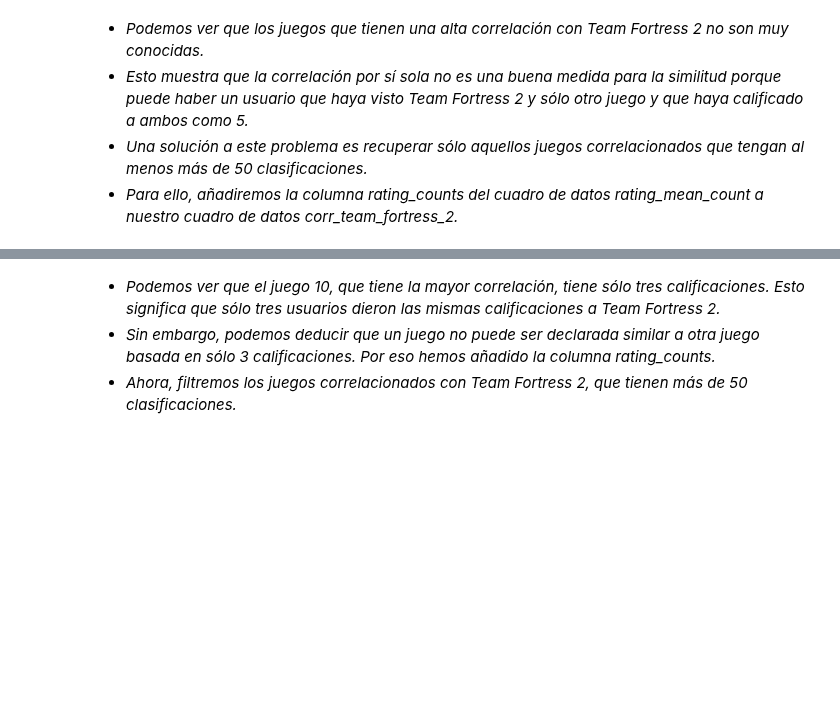
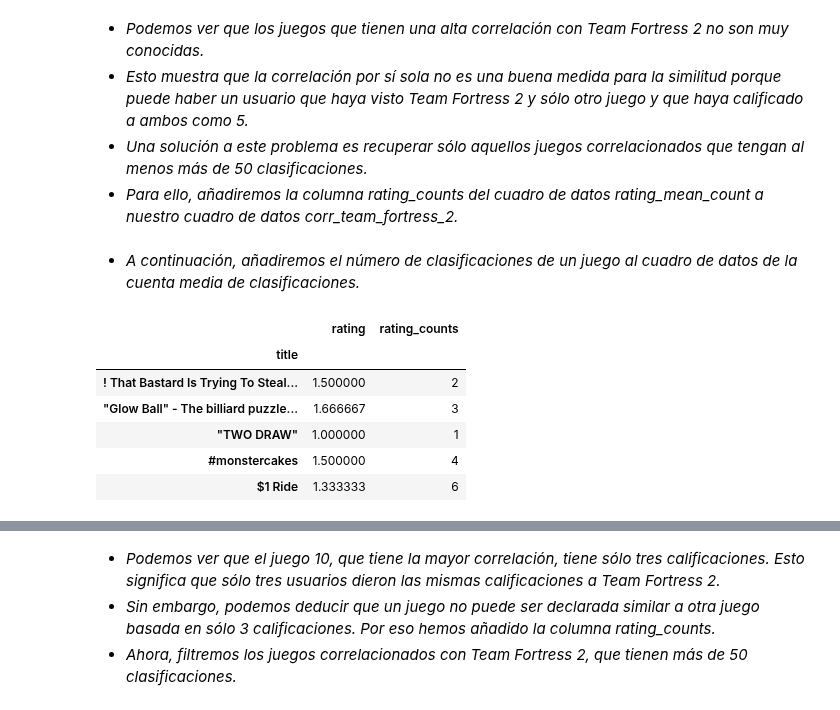
Before and after one commit to alseveso/AcamicaDS, a Jupyter notebook: Proyecto 3/A. Proyecto 03_Alejandra Seveso.ipynb, the cells around one changed output, grey strips where cells are left out. Saved outputs shown, nothing was run; the diff lists cells and outputs as text; code cells hidden in the pictures; blank space fills up the shorter version.

```diff
--- a/Proyecto 3/A. Proyecto 03_Alejandra Seveso.ipynb
+++ b/Proyecto 3/A. Proyecto 03_Alejandra Seveso.ipynb
@@ -1090 +1038,14 @@ corr_team_fortress_2.sort_values('Correlation', ascending=False).head(10)
+# %% [markdown]
+* *A continuación, añadiremos el número de clasificaciones de un juego al cuadro de datos de la cuenta media de clasificaciones.*
+# %%
+ratings_mean_count_['rating_counts'] = pd.DataFrame(game_data.groupby('title')['rating'].count())
+ratings_mean_count_.head()
+# %% [output]
+|  | rating | rating_counts |
+| title |  |  |
+| ! That Bastard Is Trying To Steal... | 1.500000 | 2 |
+| "Glow Ball" - The billiard puzzle... | 1.666667 | 3 |
+| "TWO DRAW" | 1.000000 | 1 |
+| #monstercakes | 1.500000 | 4 |
+| $1 Ride | 1.333333 | 6 |
 # %%
```
Also changed, not shown: parts of 45 cells of this notebook, 1 other file.
